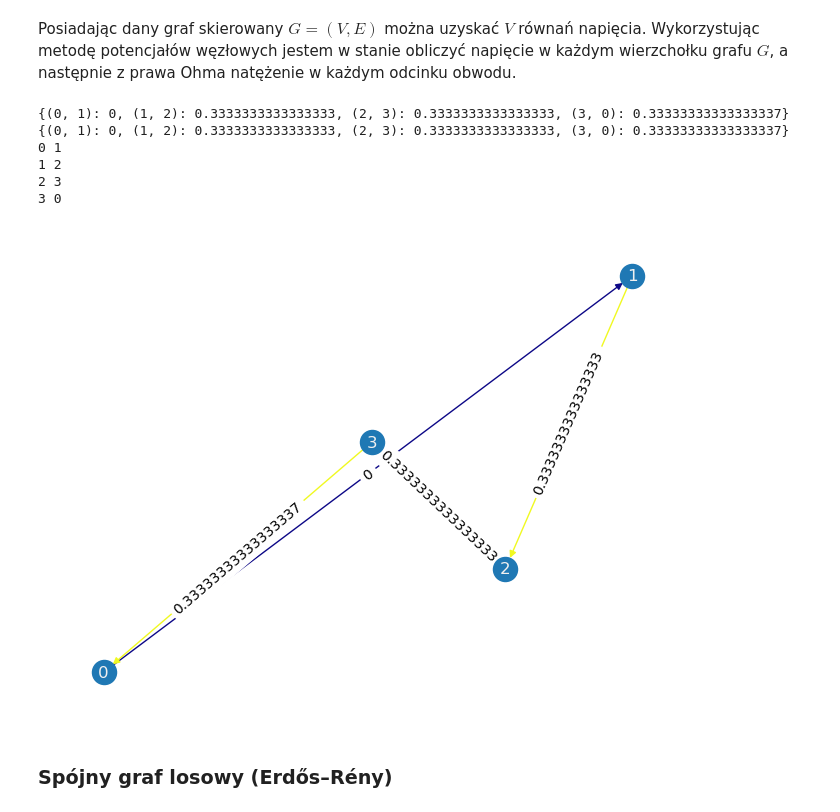
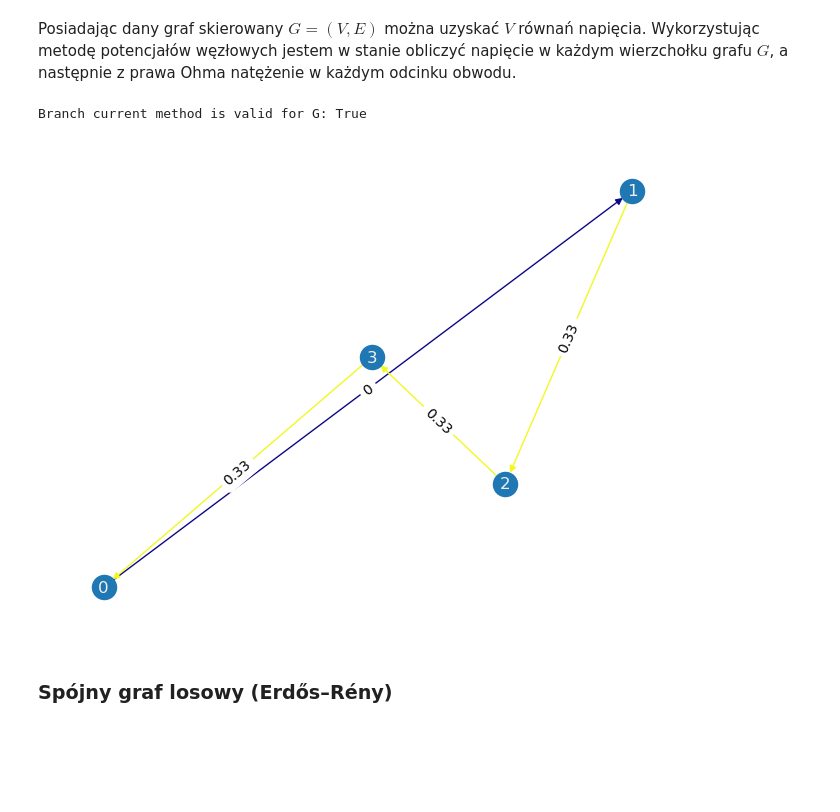
Before and after one commit to Szaroslav/computational-methods-agh-course, a Jupyter notebook: lab02/lab02.ipynb, the cells around one changed output. Cells and saved outputs as stored; diff of their text form; code cells hidden in the pictures; blank space fills up the shorter version.

```diff
--- a/lab02/lab02.ipynb
+++ b/lab02/lab02.ipynb
@@ -203,11 +203,11 @@ def draw_graph(G, weights):
     for u, v in G.edges:
         edge_color_intesities.append((weights[(u, v)] - _min) / (_max - _min))
 
-    rounded_weights =
+    rounded_weights = {(u, v): round(weights[(u, v)], 2) for u, v in weights.keys()}
 
     nx.draw(G, pos=layout, edge_color=edge_color_intesities, edge_cmap=mpl.colormaps["plasma"])
     nx.draw_networkx_labels(G, pos=layout, font_color="#f0f0f0")
-    nx.draw_networkx_edge_labels(G, pos=layout, edge_labels=weights)
+    nx.draw_networkx_edge_labels(G, pos=layout, edge_labels=rounded_weights)
 # %%
 def parse_to_directed(G, s, t):
     if isinstance(G, nx.DiGraph): di_G = G
@@ -392,5 +410,7 @@ def kirchhoffs_laws(G, s, t, e):
 
 
 I = kirchhoffs_laws(G, s, t, E)
-draw_graph(fix_directed_graph(G, I), I)
+G = fix_directed_graph(G, I)
+draw_graph(G, I)
+print(f"Branch current method is valid for G: {validate_graph(G, I, s, t)}")
 # %% [output]
@@ -434,44 +450,38 @@ def branch_current_method(G, s, t, e):
             w = G[v][u]["weight"]
 
             if V[u] is None: A[u][u] += 1 / w
             else: B[u] -= V[u] / w
             if V[v] is None: A[u][v] -= 1 / w
             else: B[u] += V[v] / w
 
     # Remove unnecessary rows and columns, avoiding det(A) = 0
     A = np.delete(A, (s, t), 0)
     A = np.delete(A, (s, t), 1)
     B = np.delete(B, (s, t))
     res = np.linalg.solve(A, B)
 
     # Merge together electric potential differences of s and t nodes with others
     j = 0
     for i in range(N):
         if i == s or i == t: continue
         V[i] = res[j]
         j += 1
 
     # Evaluate electric current in every edge of the circuit
     I = {}
     for i, e in enumerate(G.edges):
         u, v = e
         if G[u][v]["weight"] == 0: I[e] = 0
         else: I[e] = (V[u] - V[v]) / G[u][v]["weight"]
-    print(I)
+
     return I
 
+
 I = branch_current_method(G, s, t, E)
-draw_graph(fix_directed_graph(G, I), I)
-# w = branch_current_method(G, s, t, E)
-# for u, v in G.edges: print((u, v, w[(u, v)]))
-# nx.draw(G)
-# nx.draw(nx.navigable_small_world_graph(4))
+G = fix_directed_graph(G, I)
+draw_graph(G, I)
+print(f"Branch current method is valid for G: {validate_graph(G, I, s, t)}")
 # %% [output]
-{(0, 1): 0, (1, 2): 0.3333333333333333, (2, 3): 0.3333333333333333, (3, 0): 0.33333333333333337}
-{(0, 1): 0, (1, 2): 0.3333333333333333, (2, 3): 0.3333333333333333, (3, 0): 0.33333333333333337}
-0 1
-1 2
-2 3
-3 0
+Branch current method is valid for G: True
-[figure, old version]
+[figure, new version]
 # %%
```
Also changed, not shown: parts of 6 cells of this notebook.
